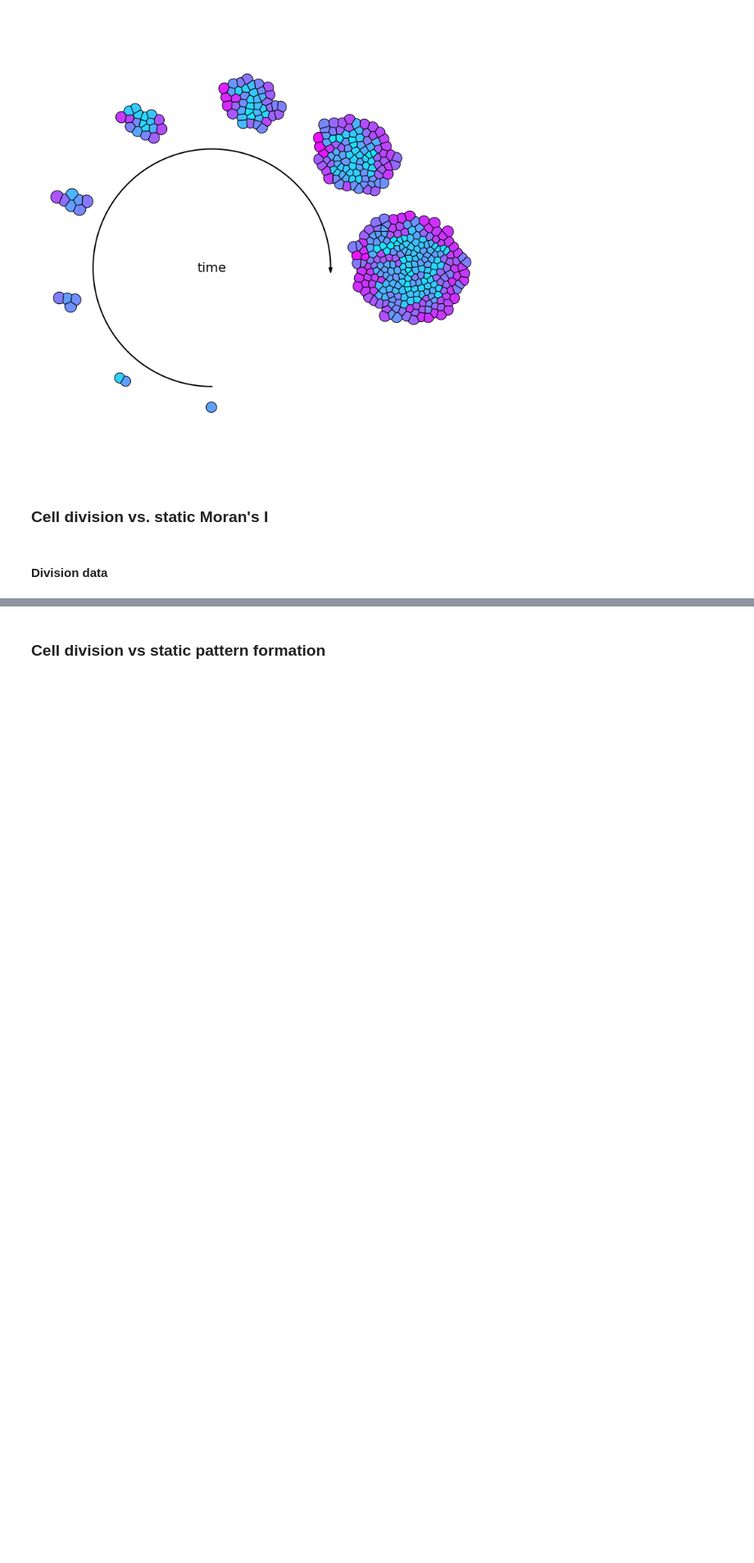
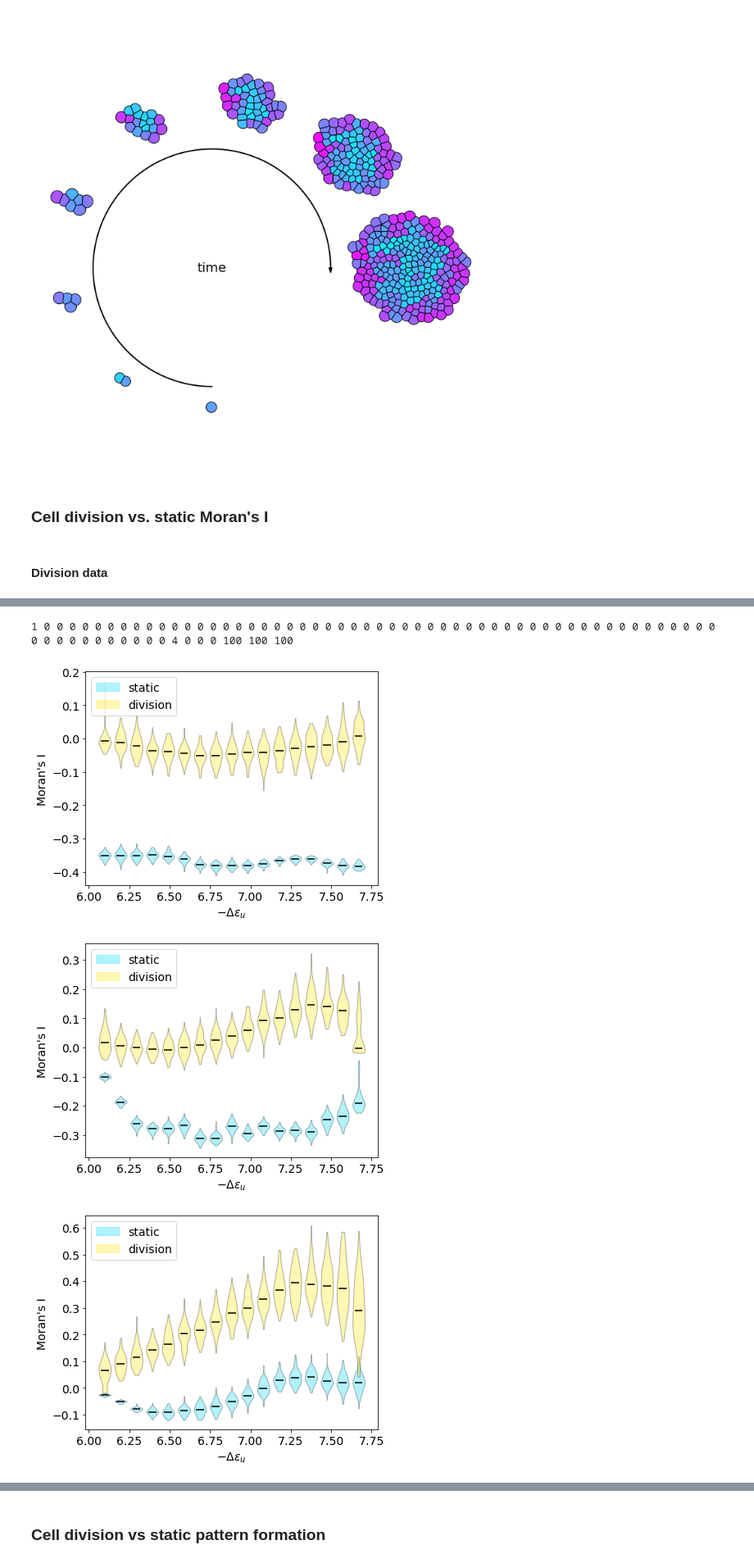
Before and after one commit to SchardtS/Cell-Differentiation, a Jupyter notebook: PhD Thesis (Images).ipynb, the cells around one changed output, grey strips where cells are left out. Shown at 82% size. Saved outputs shown, nothing was run; the diff lists cells and outputs as text; code cells hidden in the pictures; blank space fills up the shorter version.

```diff
--- a/PhD Thesis (Images).ipynb
+++ b/PhD Thesis (Images).ipynb
@@ -1248,7 +1248,7 @@ signal = '0.1'
 org = Organoid()
 s_max = org.r_N/org.gamma_N
 upper_boundary = -org.eps_G + np.log(1 + np.exp(-org.eps_S-org.eps_GS)*s_max)
-eps_N = np.linspace(-org.eps_G, upper_boundary, 10)
+eps_N = np.linspace(-org.eps_G, upper_boundary, 20)
 Ratio = np.empty(eps_N.shape)
 
 N0 = org.r_N/org.gamma_N*3/4
@@ -1802,0 +1940,61 @@ plt.scatter(q, Morans_Sta.mean(axis=1))
+# %%
+def replacenan(I):
+    for i in range(I.shape[1]):
+        for k in range(I.shape[2]):
+            print(np.sum(np.isnan(I[:,i,k])), end=' ')
+            I[np.isnan(I[:,i,k]),i] = np.nanmean(I[:,i,k])
+
+    return I
+
+I_div = replacenan(I_div)
+# %% [output]
+1 0 0 0 0 0 0 0 0 0 0 0 0 0 0 0 0 0 0 0 0 0 0 0 0 0 0 0 0 0 0 0 0 0 0 0 0 0 0 0 0 0 0 0 0 0 0 0 0 0 0 0 0 0 0 0 0 0 0 0 0 0 0 0 0 4 0 0 0 100 100 100
+# %%
+import matplotlib
+
+K = I_sta.shape[2]
+cmap = matplotlib.cm.get_cmap('jet')
+test = np.linspace(0,1,4)
+
+org = Organoid()
+s_max = org.r_N/org.gamma_N
+upper_boundary = -org.eps_G + np.log(1 + np.exp(-org.eps_S-org.eps_GS)*s_max)
+eps_N = np.linspace(-org.eps_G, upper_boundary, 20)
+
+
+for k in range(K):
+    plt.figure(figsize=[6.4, 4.8])
+    plt.rc('font', size=14)
+
+    rgba = list(cmap(test[1]))
+    rgba[-1] = .3
+    p=plt.violinplot(I_sta[:,1:-2,k], positions=eps_N[1:-2], widths= 0.075, showextrema=False);
+    plt.fill_between([7],[-0.1],[-0.1], color=rgba, label='static')
+    for pc in p['bodies']:
+        pc.set_facecolor(rgba)
+        pc.set_edgecolor('black')
+        pc.set_alpha(rgba[-1])
+
+    rgba = list(cmap(test[2]))
+    rgba[-1] = .3
+    p=plt.violinplot(I_div[:,:-1,k], positions=eps_N[1:-2], widths= 0.075, showextrema=False);
+    plt.fill_between([7],[-0.1],[-0.1], color=rgba, label='division')
+    for pc in p['bodies']:
+        pc.set_facecolor(rgba)
+        pc.set_edgecolor('black')
+        pc.set_alpha(rgba[-1])
+
+    plt.hlines(np.median(I_sta[:,1:-2,k], axis=0), eps_N[1:-1]-.025, eps_N[1:-1]+.025, color='k')
+
+    plt.hlines(np.median(I_div[:,:-1,k], axis=0), eps_N[1:-1]-.025, eps_N[1:-1]+.025, color='k')
+
+    plt.legend(loc='upper left')
+    plt.xlabel('$-\Delta\epsilon_u$')
+    plt.ylabel('Moran\'s I')
+
+    plt.savefig('Results/PhD Thesis/Cell division/'+signals[k]+'_'+str(dim)+'D_Morans.pdf', transparent=True)
+    plt.savefig('Results/PhD Thesis/Cell division/'+signals[k]+'_'+str(dim)+'D_Morans.png', transparent=True)
+# %% [output]
+[figure, added]
+[figure, added]
+[figure, added]
```
Also changed, not shown: parts of 18 cells of this notebook, 5 other files.
